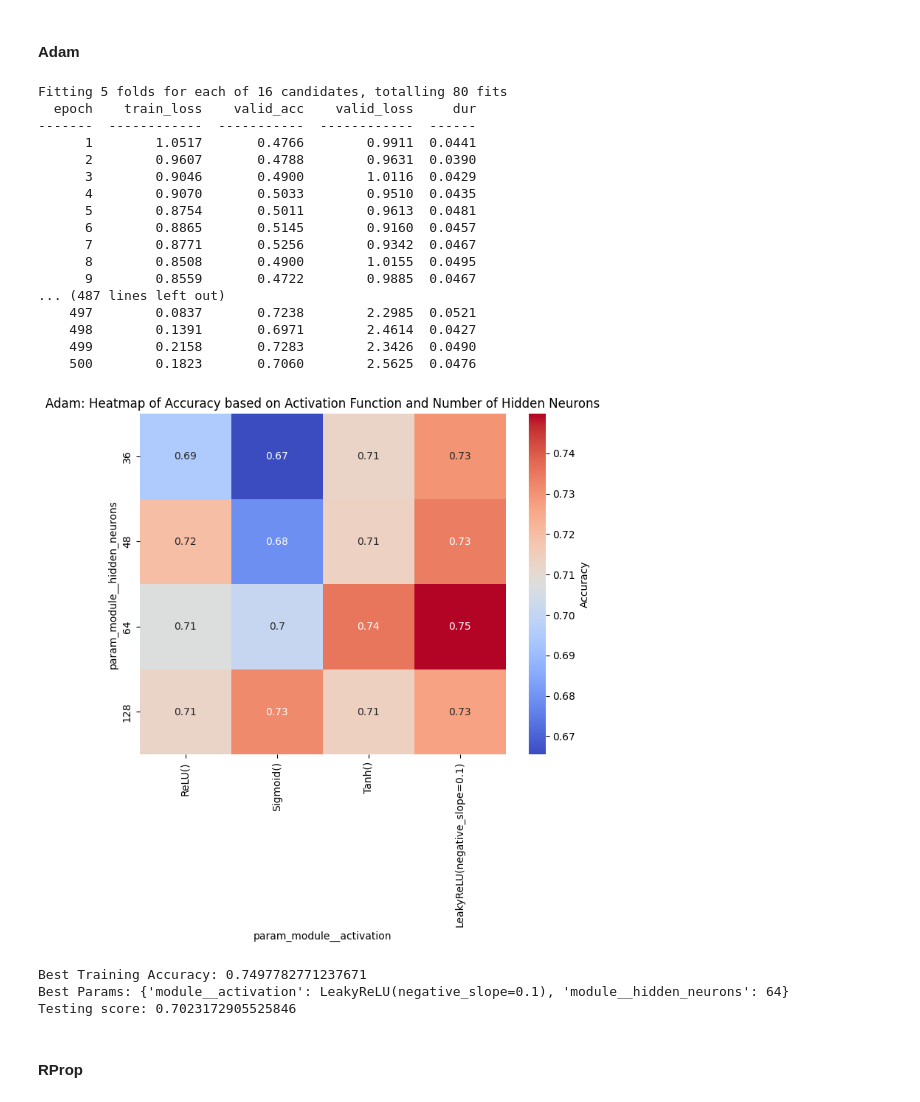
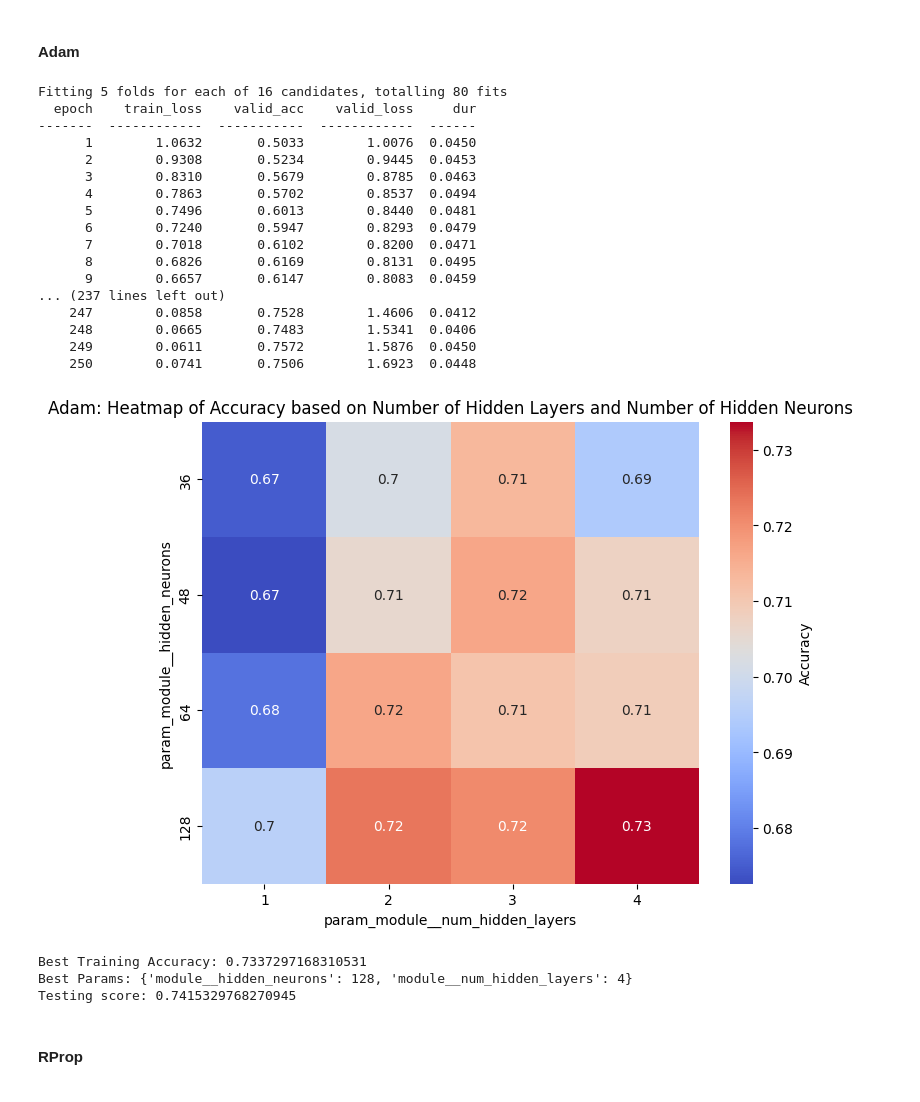
Before and after one commit to DvZ02/Almond_Classifier, a Jupyter notebook: almond_classifier.ipynb, the cells around one changed output. Saved outputs shown, nothing was run; the diff lists cells and outputs as text; code cells hidden in the pictures.

```diff
--- a/almond_classifier.ipynb
+++ b/almond_classifier.ipynb
@@ -260,13 +242,17 @@ data_cleaned.describe()
 #### Normalise Input
 # %%
 def normalise(data):
-    scaler = MinMaxScaler(feature_range=(0, 1))
+    # scaler = MinMaxScaler(feature_range=(0, 1))
     type_column = data['Type']
     numerical_columns = data.drop(columns=['Type'])
+    # data_scaled = scaler.fit_transform(numerical_columns)
+
+    # data_scaled = pd.DataFrame(data_scaled, columns=numerical_columns.columns)
+
+
+    scaler = StandardScaler()
     data_scaled = scaler.fit_transform(numerical_columns)
-
     data_scaled = pd.DataFrame(data_scaled, columns=numerical_columns.columns)
-
     data_scaled['Type'] = type_column
     return data_scaled
 # %%
@@ -464,9 +441,9 @@ from sklearn.model_selection import GridSearchCV
 
 param_grid = {
     # 'optimizer__lr': [0.001, 0.01, 0.1, 0.2, 0.3],
-    'module__activation': [nn.ReLU(), nn.Sigmoid(), nn.Tanh(), nn.LeakyReLU(negative_slope=0.1)],
-    'module__hidden_neurons': [36,48,64,128]
-    # 'module__num_hidden_layers': [2,3,4],
+    # 'module__activation': [nn.ReLU(), nn.Sigmoid(), nn.Tanh(), nn.LeakyReLU(negative_slope=0.1)],
+    'module__hidden_neurons': [36,48,64,128],
+    'module__num_hidden_layers': [1,2,3,4],
 }
 
 
@@ -478,49 +455,50 @@ def optimise_hp(model, param_grid, train_feat, train_exp):
 # %%
 modelAdam = NeuralNetClassifier(
     module=AlmondClassifier,
     criterion=nn.CrossEntropyLoss,
     optimizer=torch.optim.Adam,
     optimizer__lr=0.001,
-    max_epochs=500,
+    max_epochs=250,
 )
 
 grid_result_adam = optimise_hp(modelAdam, param_grid, X_train, y_train)
 
 df = pd.DataFrame(grid_result_adam.cv_results_)
-pivot = df.pivot(index='param_module__hidden_neurons', columns='param_module__activation', values='mean_test_score')
+pivot = df.pivot(index='param_module__hidden_neurons', columns='param_module__num_hidden_layers', values='mean_test_score')
 
 plt.figure(figsize=(8, 6))
 sns.heatmap(pivot, annot=True, cmap="coolwarm", cbar_kws={'label': 'Accuracy'})
-plt.title('Adam: Heatmap of Accuracy based on Activation Function and Number of Hidden Neurons')
+plt.title('Adam: Heatmap of Accuracy based on Number of Hidden Layers and Number of Hidden Neurons')
+plt.savefig('adam_hm.png', format='png', dpi=300)
 plt.show()
 print(f'Best Training Accuracy: {grid_result_adam.best_score_}')
 print(f'Best Params: {grid_result_adam.best_params_}')
 
 best_classifier_adam = grid_result_adam.best_estimator_
 adam_test_score = best_classifier_adam.score(X_test, y_test)
 print(f'Testing score: {adam_test_score}')
 # %% [output]
 Fitting 5 folds for each of 16 candidates, totalling 80 fits
   epoch    train_loss    valid_acc    valid_loss     dur
 -------  ------------  -----------  ------------  ------
-      1        1.0517       0.4766        0.9911  0.0441
-      2        0.9607       0.4788        0.9631  0.0390
-      3        0.9046       0.4900        1.0116  0.0429
-      4        0.9070       0.5033        0.9510  0.0435
-      5        0.8754       0.5011        0.9613  0.0481
-      6        0.8865       0.5145        0.9160  0.0457
-      7        0.8771       0.5256        0.9342  0.0467
-      8        0.8508       0.4900        1.0155  0.0495
-      9        0.8559       0.4722        0.9885  0.0467
-... (487 lines left out)
-    497        0.0837       0.7238        2.2985  0.0521
-    498        0.1391       0.6971        2.4614  0.0427
-    499        0.2158       0.7283        2.3426  0.0490
-    500        0.1823       0.7060        2.5625  0.0476
+      1        1.0632       0.5033        1.0076  0.0450
+      2        0.9308       0.5234        0.9445  0.0453
+      3        0.8310       0.5679        0.8785  0.0463
+      4        0.7863       0.5702        0.8537  0.0494
+      5        0.7496       0.6013        0.8440  0.0481
+      6        0.7240       0.5947        0.8293  0.0479
+      7        0.7018       0.6102        0.8200  0.0471
+      8        0.6826       0.6169        0.8131  0.0495
+      9        0.6657       0.6147        0.8083  0.0459
+... (237 lines left out)
+    247        0.0858       0.7528        1.4606  0.0412
+    248        0.0665       0.7483        1.5341  0.0406
+    249        0.0611       0.7572        1.5876  0.0450
+    250        0.0741       0.7506        1.6923  0.0448
-[figure, old version]
+[figure, new version]
-Best Training Accuracy: 0.7497782771237671
-Best Params: {'module__activation': LeakyReLU(negative_slope=0.1), 'module__hidden_neurons': 64}
-Testing score: 0.7023172905525846
+Best Training Accuracy: 0.7337297168310531
+Best Params: {'module__hidden_neurons': 128, 'module__num_hidden_layers': 4}
+Testing score: 0.7415329768270945
 # %% [markdown]
 #### RProp
 # %%
```
Also changed, not shown: parts of 50 cells of this notebook, 15 other files.
